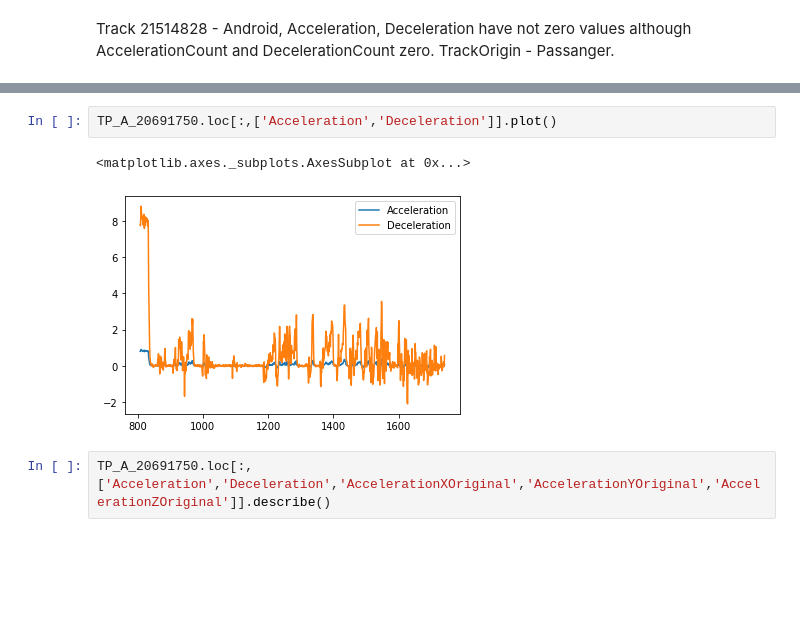
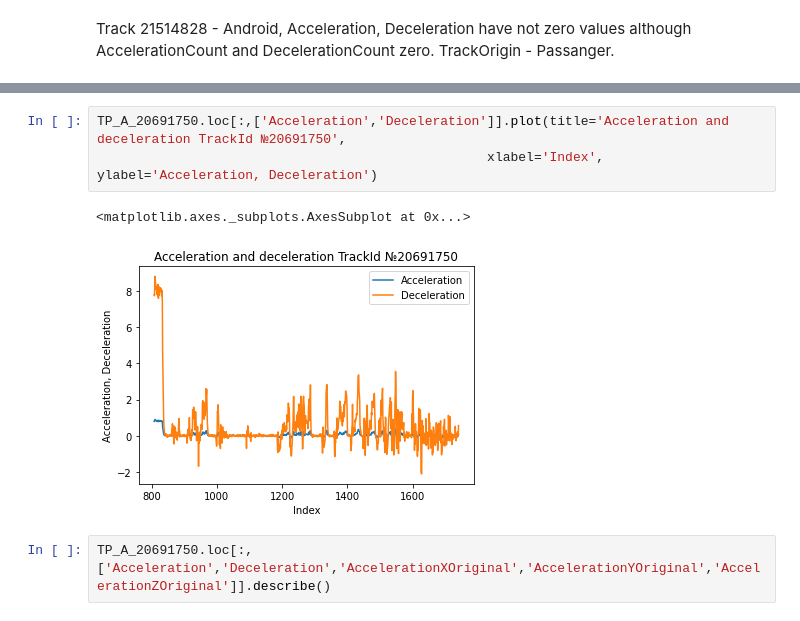
Before and after one commit to Cepera90/test, a Jupyter notebook: test_1_2.ipynb, the cells around one changed output, grey strips where cells are left out. Saved outputs shown, nothing was run; the diff lists cells and outputs as text; blank space fills up the shorter version.

```diff
--- a/test_1_2.ipynb
+++ b/test_1_2.ipynb
@@ -192,8 +194,9 @@ TP_A_20691750.loc[:,['AccelerationXOriginal','AccelerationYOriginal','Accelerati
 # %%
-TP_A_20691750.loc[:,['Acceleration','Deceleration']].plot()
+TP_A_20691750.loc[:,['Acceleration','Deceleration']].plot(title='Acceleration and deceleration TrackId №20691750',
+                                                  xlabel='Index', ylabel='Acceleration, Deceleration')
 # %% [output]
 <matplotlib.axes._subplots.AxesSubplot at 0x...>
-[figure, old version]
+[figure, new version]
 # %%
 TP_A_20691750.loc[:,['Acceleration','Deceleration','AccelerationXOriginal','AccelerationYOriginal','AccelerationZOriginal']].describe()
 # %% [output]
```
Also changed, not shown: parts of 21 cells of this notebook.
